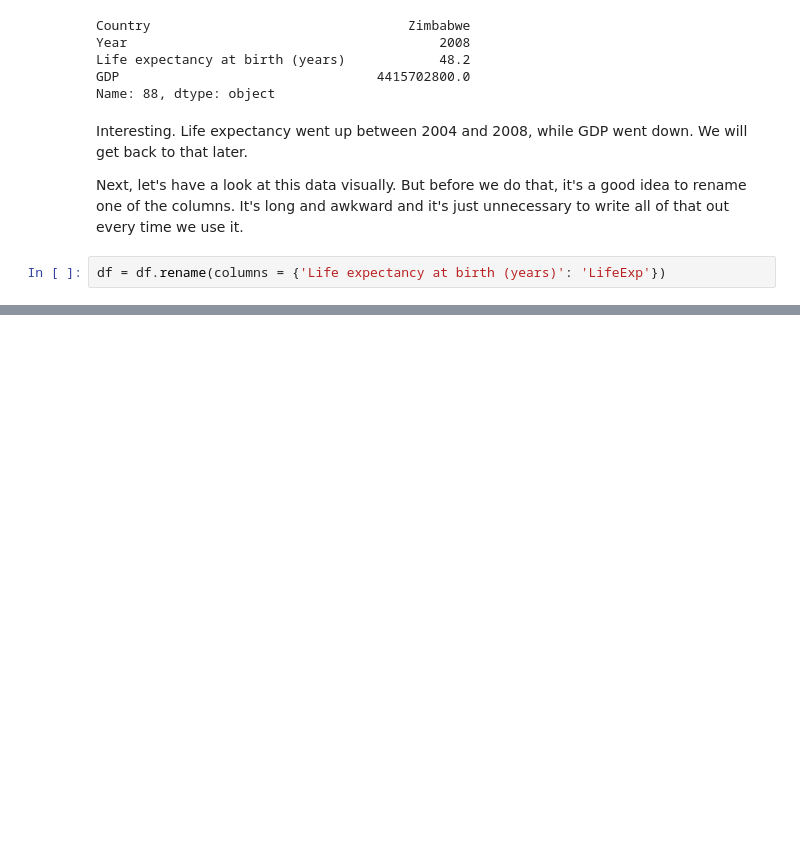
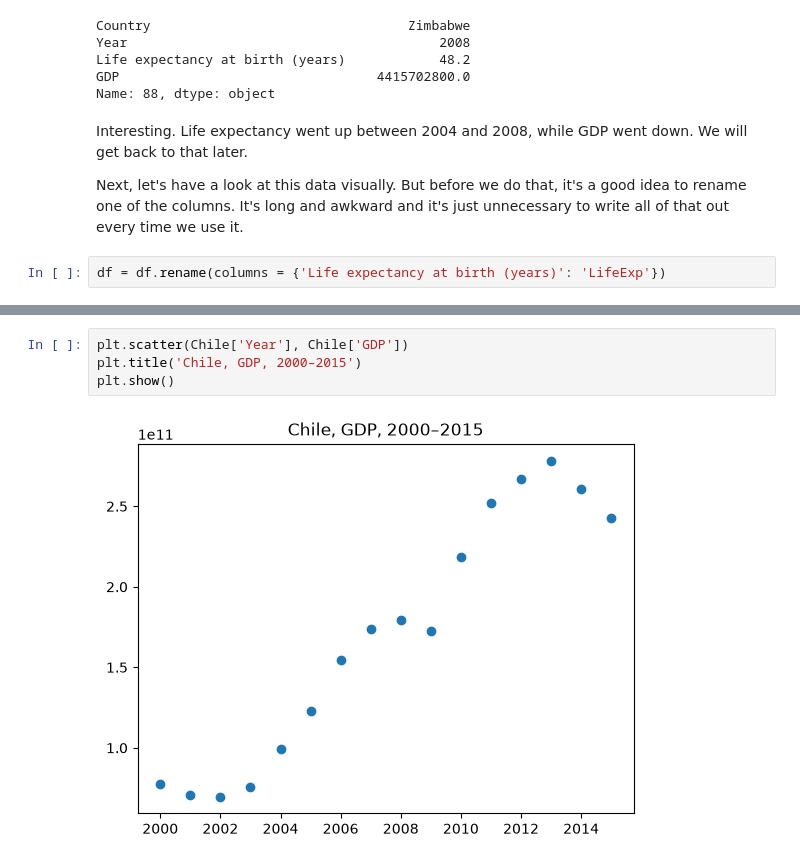
Before and after one commit to Arctagon/codecademy-life-exp-gdp, a Jupyter notebook: life_expectancy_gdp.ipynb, the cells around one changed output, grey strips where cells are left out. Saved outputs shown, nothing was run; the diff lists cells and outputs as text; blank space fills up the shorter version.

```diff
--- a/life_expectancy_gdp.ipynb
+++ b/life_expectancy_gdp.ipynb
@@ -106,0 +117,6 @@ df = df.rename(columns = {'Life expectancy at birth (years)': 'LifeExp'})
+# %%
+plt.scatter(Chile['Year'], Chile['GDP'])
+plt.title('Chile, GDP, 2000–2015')
+plt.show()
+# %% [output]
+[figure, added]
```
Also changed, not shown: parts of 5 cells of this notebook.
